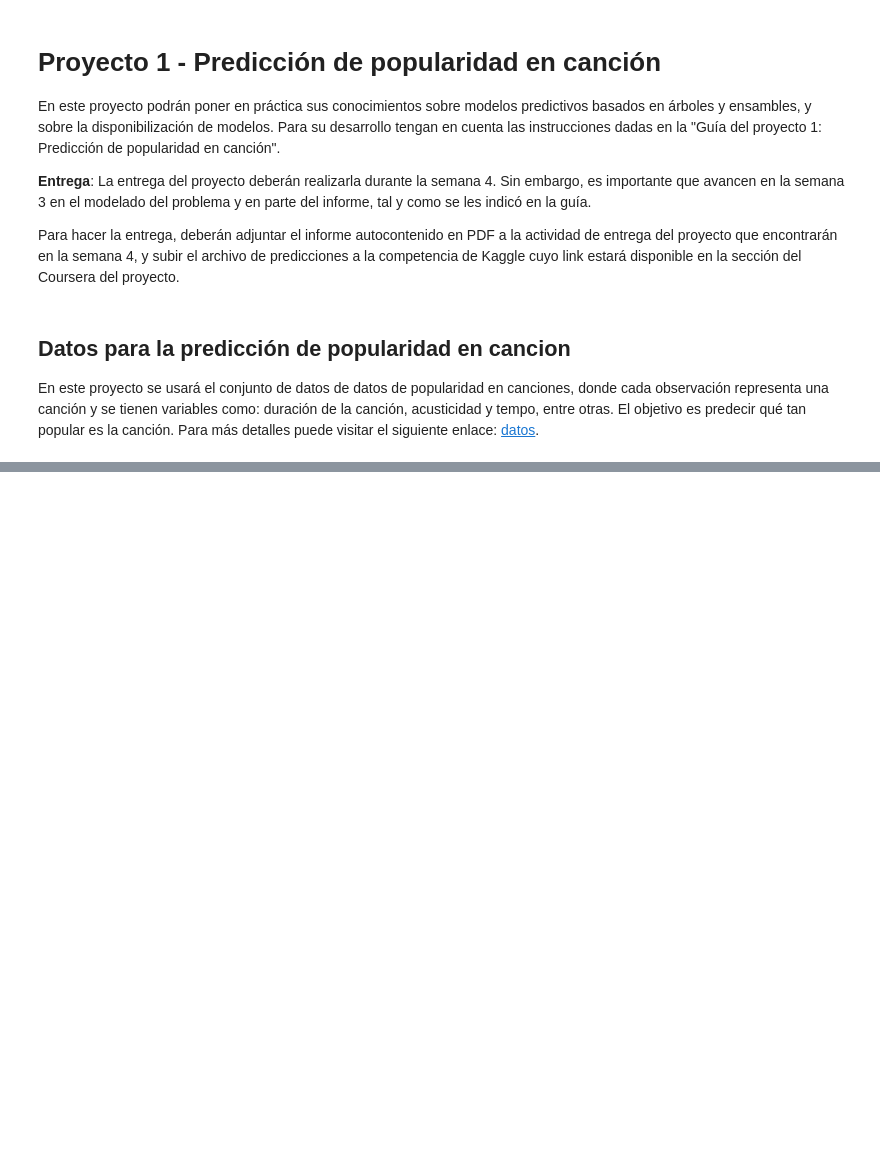
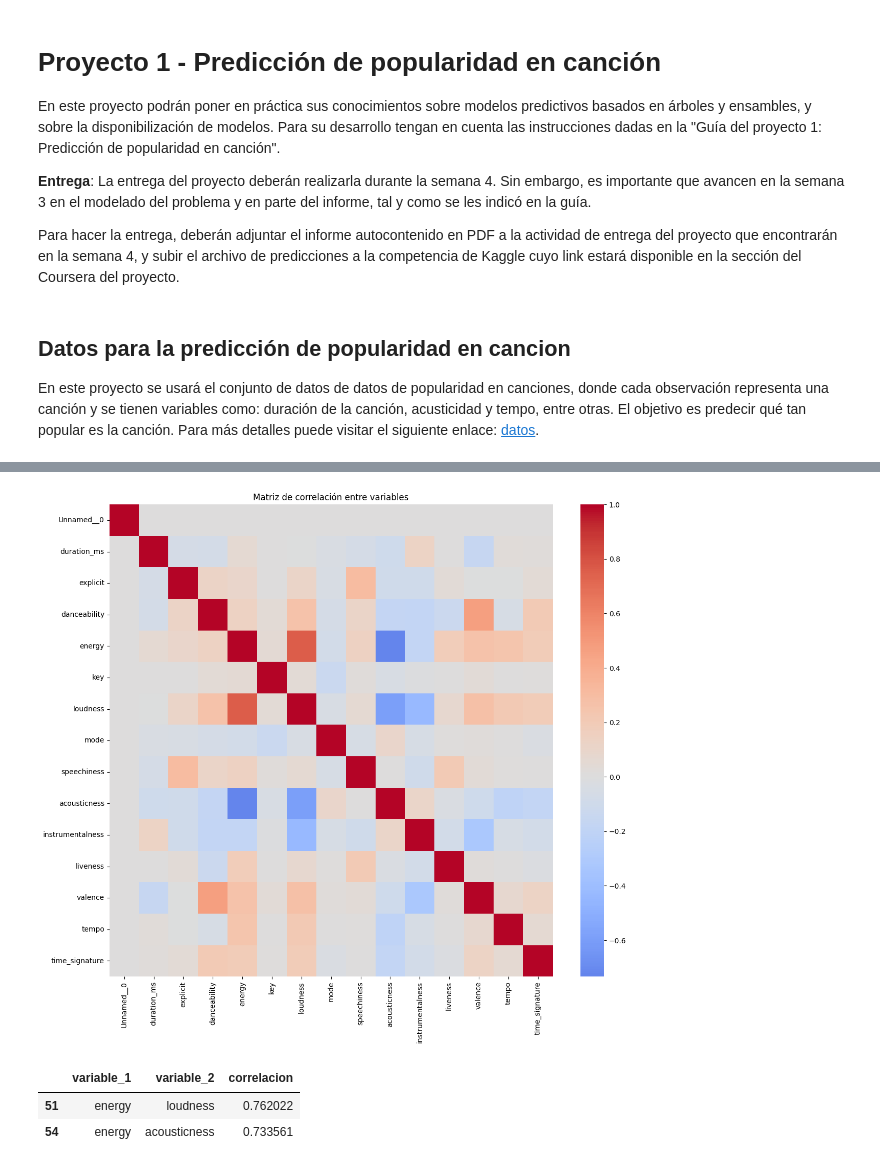
Before and after one commit to dianagar9527/Grupo_27_ML, a Jupyter notebook: Semana 3/S3P1_proyecto1_diana.ipynb, the cells around one changed output, grey strips where cells are left out. Drawn from its saved outputs; the diff is of its cells as text; code cells hidden in the pictures; blank space fills up the shorter version.

```diff
--- a/Semana 3/S3P1_proyecto1_diana.ipynb
+++ b/Semana 3/S3P1_proyecto1_diana.ipynb
@@ -39,0 +236,29 @@ y_pred = pd.DataFrame(np.random.rand(dataTesting.shape[0]) * 100, index=dataTest
+# %%
+# Análisis de correlación
+plt.figure(figsize=(14,12))
+sns.heatmap(
+    dataTraining.drop(columns=['popularity','track_id','artists','track_genre','album_name','track_name']).corr(),
+    cmap="coolwarm", center=0
+)
+plt.title("Matriz de correlación entre variables")
+plt.show()
+# %% [output]
+[figure, added]
+# %%
+cols_drop = ['popularity','track_id','artists','track_genre','album_name','track_name']
+
+corr_matrix = dataTraining.drop(columns=cols_drop).corr().abs()
+
+upper = corr_matrix.where(
+    np.triu(np.ones(corr_matrix.shape), k=1).astype(bool)
+)
+
+corr_pairs = upper.stack().reset_index()
+corr_pairs.columns = ["variable_1", "variable_2", "correlacion"]
+corr_pairs = corr_pairs[corr_pairs["correlacion"] > 0.7]
+corr_pairs = corr_pairs.sort_values("correlacion", ascending=False)
+corr_pairs
+# %% [output]
+|  | variable_1 | variable_2 | correlacion |
+| 51 | energy | loudness | 0.762022 |
+| 54 | energy | acousticness | 0.733561 |
```
Also changed, not shown: parts of 44 cells of this notebook.
